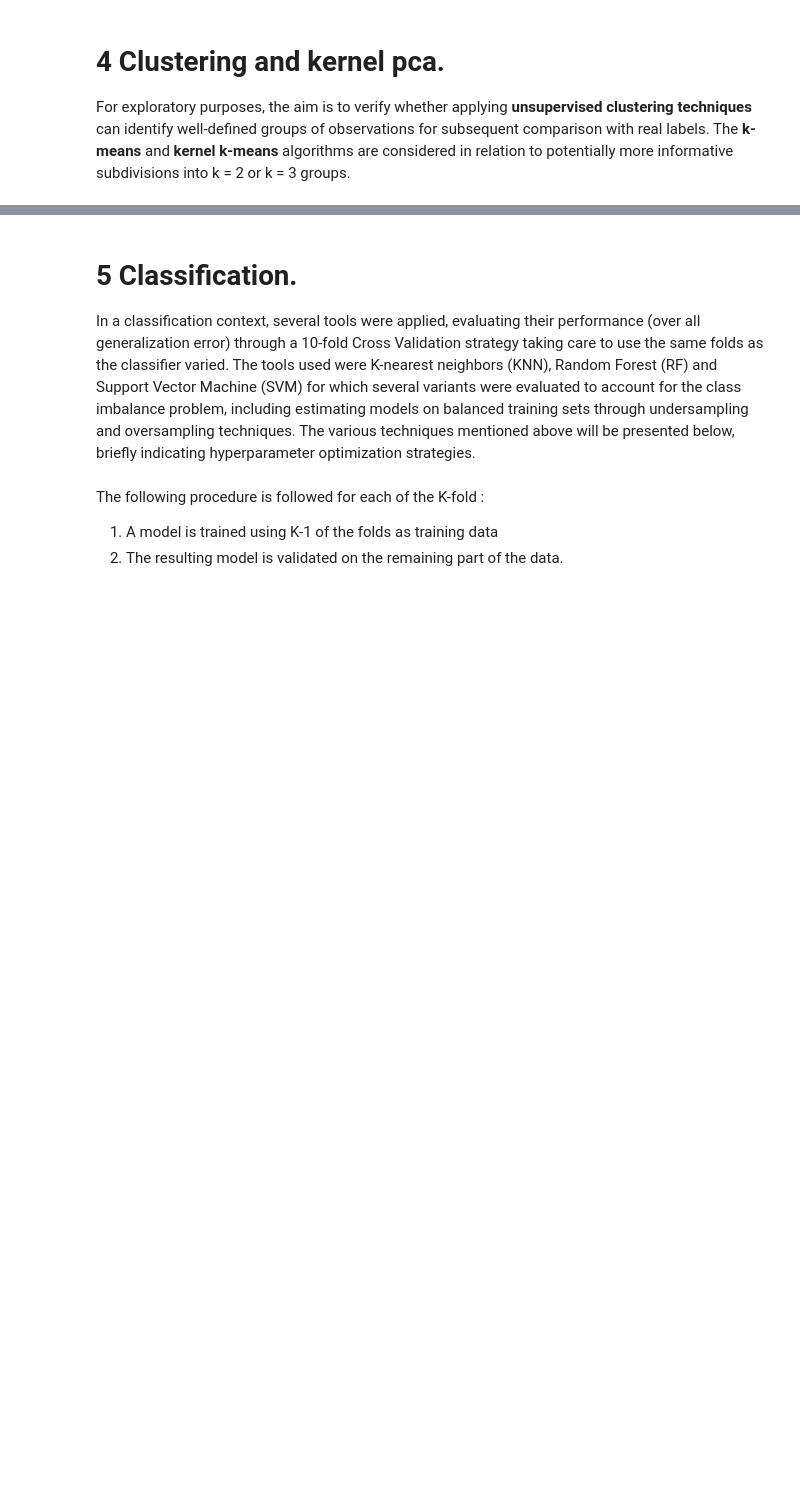
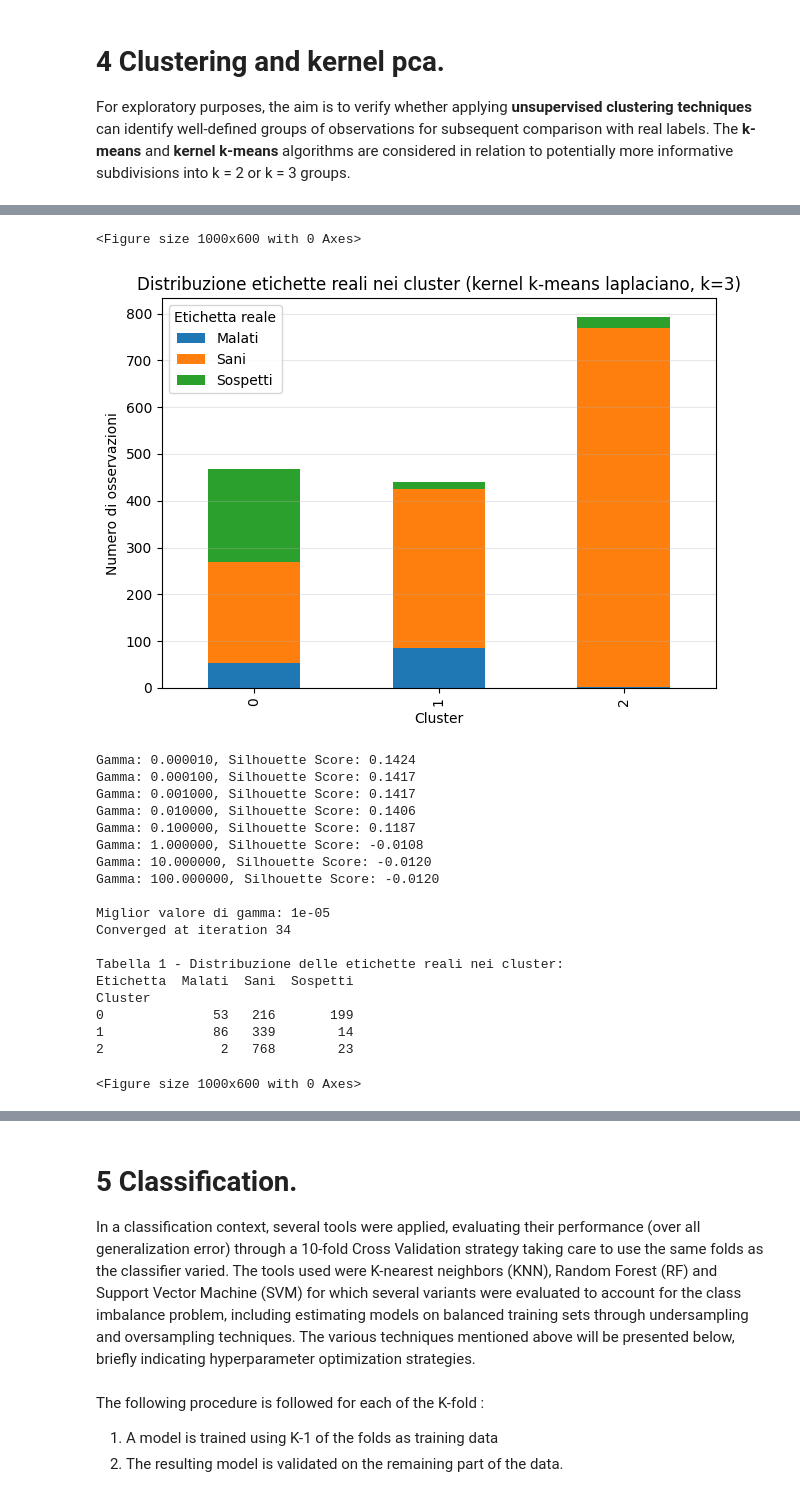
Before and after one commit to lorenzodefeo/Evaluating-Fetal-Well-being-Machine-Learning-Models-for-Cardiotocography-Analysis-and-Prediction, a Jupyter notebook: FINAL.ipynb, the cells around one changed output, grey strips where cells are left out. Cells and saved outputs as stored; diff of their text form; code cells hidden in the pictures; blank space fills up the shorter version.

```diff
--- a/FINAL.ipynb
+++ b/FINAL.ipynb
@@ -201,5 +207,18 @@ Percentage of PATHOLOGICAL cases: 8.27845719661336
 # %% [markdown]
 # 4 Clustering and kernel pca.
 For exploratory purposes, the aim is to verify whether applying **unsupervised clustering techniques** can identify well-defined groups of observations for subsequent comparison with real labels. The **k-means** and **kernel k-means** algorithms are considered in relation to potentially more informative subdivisions into k = 2 or k = 3 groups.
+# %%
+from sklearn.preprocessing import StandardScaler, MinMaxScaler
+
+# Carica il dataset completo
+dataset_completo = train_cardio.copy()
+
+# Select the necessary columns for clustering and the actual labels
+features = dataset_completo[['LB', 'AC', 'UC', 'DL', 'DP', 'ASTV', 'MSTV', 'ALTV', 'MLTV', 'Width', 'Max', 'Nmax', 'Mean', 'Variance', 'Tendency']]
+etichette_reali = dataset_completo['NSP'] # Replace 'ActualLabels' with the name of your actual labels column
+
+# Standardizzazione delle features
+scaler = StandardScaler()
+X_scaled = scaler.fit_transform(features)
 # %%
 from sklearn.cluster import KMeans
@@ -378,0 +453,34 @@ Converged at iteration 25
+# %%
+# Trova automaticamente il miglior valore di gamma
+from sklearn.metrics import silhouette_score
+
+gamma_values = np.logspace(-5, 2, 8)
+best_score = -1
+best_gamma = None
+
+for gamma in gamma_values:
+    model = LaplacianKernelKMeans(n_clusters=3, max_iter=100, random_state=42,
+                                 kernel="laplacian", gamma=gamma, verbose=0)
+    labels = model.fit_predict(X_scaled)
+
+    try:
+        score = silhouette_score(X_scaled, labels)
+        print(f"Gamma: {gamma:.6f}, Silhouette Score: {score:.4f}")
+
+        if score > best_score:
+            best_score = score
+            best_gamma = gamma
+    except:
+        print(f"Gamma: {gamma:.6f} - Errore nel calcolo dello score")
+
+print(f"\nMiglior valore di gamma: {best_gamma}")
+
+# Utilizza il kernel k-means con il miglior gamma
+kernel_kmeans = LaplacianKernelKMeans(n_clusters=3, max_iter=100, random_state=42,
+                                      kernel="laplacian", gamma=best_gamma, verbose=1)
+cluster_labels = kernel_kmeans.fit_predict(X_scaled)
+
+# Visualizza i risultati
+risultato = plot_distribuzione_cluster_with_plot(cluster_labels, etichette_reali,
+                                      'Distribuzione etichette reali nei cluster (kernel k-means laplaciano, k=3)', 1)
+# %% [output]
@@ -378,0 +505,21 @@ Converged at iteration 25
+<Figure size 1000x600 with 0 Axes>
+[figure, added]
+Gamma: 0.000010, Silhouette Score: 0.1424
+Gamma: 0.000100, Silhouette Score: 0.1417
+Gamma: 0.001000, Silhouette Score: 0.1417
+Gamma: 0.010000, Silhouette Score: 0.1406
+Gamma: 0.100000, Silhouette Score: 0.1187
+Gamma: 1.000000, Silhouette Score: -0.0108
+Gamma: 10.000000, Silhouette Score: -0.0120
+Gamma: 100.000000, Silhouette Score: -0.0120
+
+Miglior valore di gamma: 1e-05
+Converged at iteration 34
+
+Tabella 1 - Distribuzione delle etichette reali nei cluster:
+Etichetta  Malati  Sani  Sospetti
+Cluster
+0              53   216       199
+1              86   339        14
+2               2   768        23
+<Figure size 1000x600 with 0 Axes>
```
Also changed, not shown: parts of 57 cells of this notebook, 1 other file.
